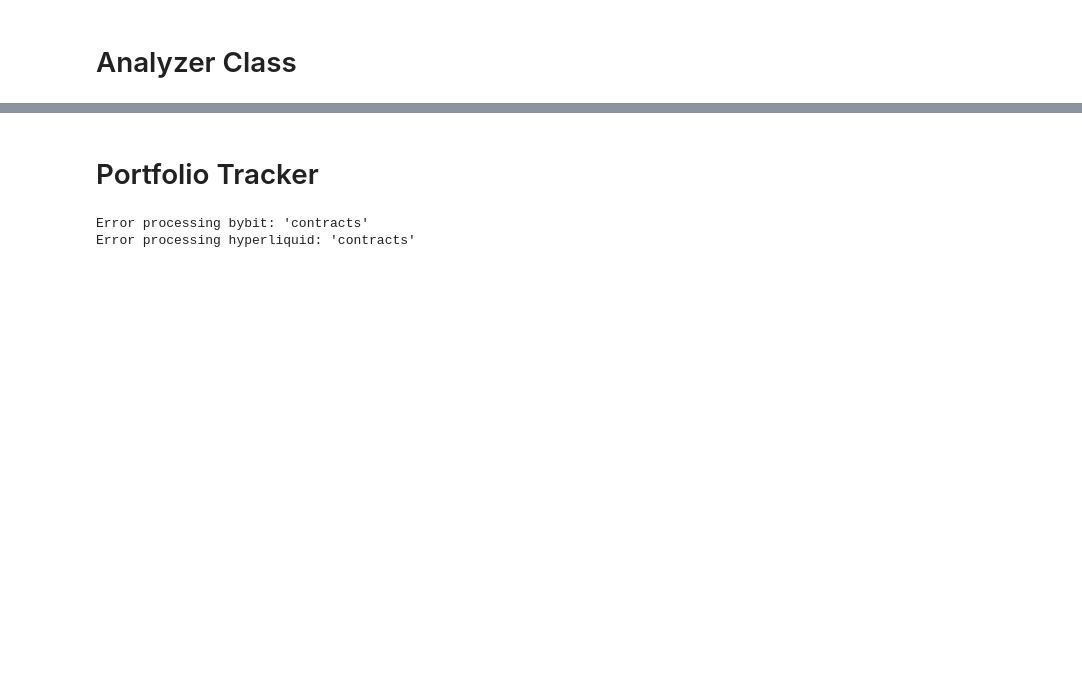
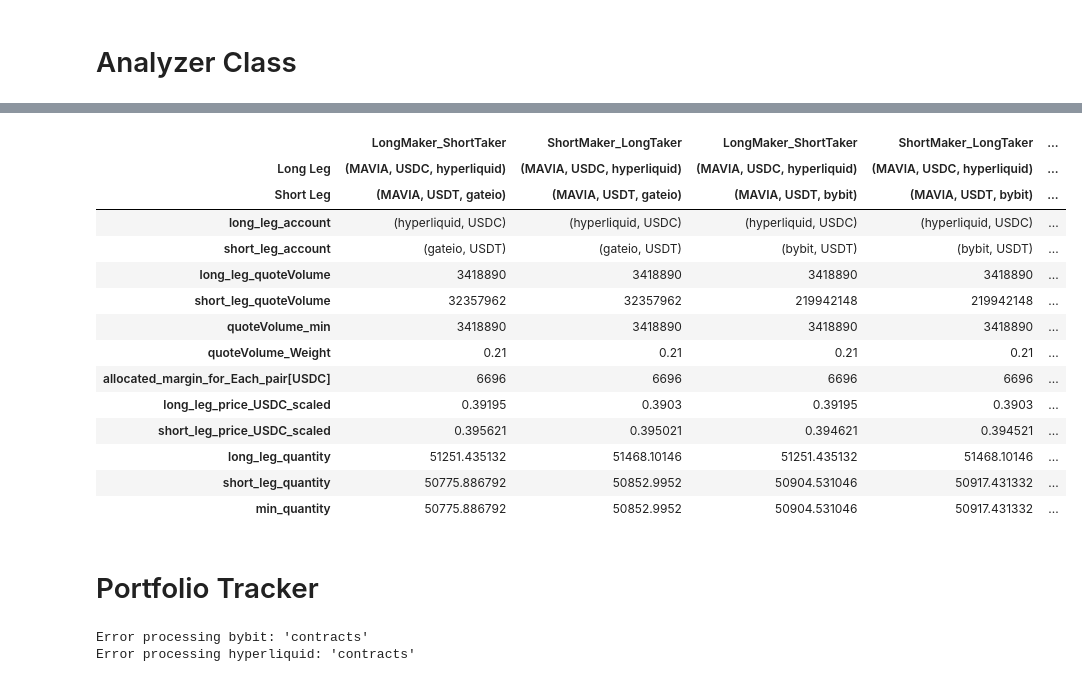
Before and after one commit to bokyoung96/Alphawave, a Jupyter notebook: ccxt_arb_SK_V4.ipynb, the cells around one changed output, grey strips where cells are left out. Cells and saved outputs as stored; diff of their text form; code cells hidden in the pictures; blank space fills up the shorter version.

Commit message:
margin allocation

```diff
--- a/ccxt_arb_SK_V4.ipynb
+++ b/ccxt_arb_SK_V4.ipynb
@@ -1148,3 +1123,66 @@ binance - BNB notional: 0.0
+# %%
+analyzer.opt_decision_sorted
+number_of_pairs=5
+target_leverage=3
+###########################################################################################
+investing_pairs=analyzer.opt_decision_sorted.columns[:number_of_pairs]
+order_quantity=pd.DataFrame(columns=investing_pairs)
+
+orderType=investing_pairs.get_level_values(0)
+
+long_leg=pd.MultiIndex.from_tuples(investing_pairs.get_level_values(1))
+long_leg_exchange=long_leg.get_level_values(2)
+long_leg_quoteCoin=long_leg.get_level_values(1)
+
+short_leg=pd.MultiIndex.from_tuples(investing_pairs.get_level_values(2))
+short_leg_exchange=short_leg.get_level_values(2)
+short_leg_quoteCoin=short_leg.get_level_values(1)
+
+order_quantity.loc['long_leg_account']=list(zip(long_leg_exchange, long_leg_quoteCoin))
+order_quantity.loc['short_leg_account']=list(zip(short_leg_exchange, short_leg_quoteCoin))
+
+order_quantity.loc['long_leg_quoteVolume'] = analyzer.FundingRate_Whole.loc[long_leg,'quoteVolume'].values
+order_quantity.loc['short_leg_quoteVolume'] = analyzer.FundingRate_Whole.loc[short_leg,'quoteVolume'].values
+order_quantity_min=order_quantity.loc[['long_leg_quoteVolume','short_leg_quoteVolume']].min()
+order_quantity.loc['quoteVolume_min'] = order_quantity_min
+order_quantity.loc['quoteVolume_Weight']= np.floor(order_quantity_min/order_quantity_min.sum()*100)/100
+
+try:
+    order_available_cash_USDC=fetcher.magin_dashboards.loc['order_available_cash[USDC]'].drop(['BNB'],level=1)
+    order_available_cash_USDC_sum=order_available_cash_USDC.sum()
+except:
+    order_available_cash_USDC=fetcher.magin_dashboards.loc['order_available_cash[USDC]']
+    order_available_cash_USDC_sum=order_available_cash_USDC.sum()
+order_quantity.loc['allocated_margin_for_Each_pair[USDC]']=np.floor(order_quantity.loc['quoteVolume_Weight']*order_available_cash_USDC_sum/2)
+long_leg_price_USDC=np.where(orderType=='LongMaker_ShortTaker',
+                            analyzer.FundingRate_Whole.loc[long_leg,'ask_USDC_scaled'],
+                            analyzer.FundingRate_Whole.loc[long_leg,'bid_USDC_scaled'])
+short_leg_price_USDC=np.where(orderType=='LongMaker_ShortTaker',
+                            analyzer.FundingRate_Whole.loc[short_leg,'ask_USDC_scaled'],
+                            analyzer.FundingRate_Whole.loc[short_leg,'bid_USDC_scaled'])
+order_quantity.loc['long_leg_price_USDC_scaled'] = long_leg_price_USDC
+order_quantity.loc['short_leg_price_USDC_scaled'] = short_leg_price_USDC
+order_quantity.loc['long_leg_quantity'] = (order_quantity.loc['allocated_margin_for_Each_pair[USDC]'])/long_leg_price_USDC*target_leverage
+order_quantity.loc['short_leg_quantity'] = (order_quantity.loc['allocated_margin_for_Each_pair[USDC]'])/short_leg_price_USDC*target_leverage
+order_quantity.loc['min_quantity'] = order_quantity.loc[['long_leg_quantity','short_leg_quantity']].min()
+order_quantity
+# analyzer.FundingRate_Whole.loc[long_leg,'quoteVolume']
+# %% [output]
+|  | LongMaker_ShortTaker | ShortMaker_LongTaker | LongMaker_ShortTaker | ShortMaker_LongTaker | ... |
+| Long Leg | (MAVIA, USDC, hyperliquid) | (MAVIA, USDC, hyperliquid) | (MAVIA, USDC, hyperliquid) | (MAVIA, USDC, hyperliquid) | ... |
+| Short Leg | (MAVIA, USDT, gateio) | (MAVIA, USDT, gateio) | (MAVIA, USDT, bybit) | (MAVIA, USDT, bybit) | ... |
+| long_leg_account | (hyperliquid, USDC) | (hyperliquid, USDC) | (hyperliquid, USDC) | (hyperliquid, USDC) | ... |
+| short_leg_account | (gateio, USDT) | (gateio, USDT) | (bybit, USDT) | (bybit, USDT) | ... |
+| long_leg_quoteVolume | 3418890 | 3418890 | 3418890 | 3418890 | ... |
+| short_leg_quoteVolume | 32357962 | 32357962 | 219942148 | 219942148 | ... |
+| quoteVolume_min | 3418890 | 3418890 | 3418890 | 3418890 | ... |
+| quoteVolume_Weight | 0.21 | 0.21 | 0.21 | 0.21 | ... |
+| allocated_margin_for_Each_pair[USDC] | 6696 | 6696 | 6696 | 6696 | ... |
+| long_leg_price_USDC_scaled | 0.39195 | 0.3903 | 0.39195 | 0.3903 | ... |
+| short_leg_price_USDC_scaled | 0.395621 | 0.395021 | 0.394621 | 0.394521 | ... |
+| long_leg_quantity | 51251.435132 | 51468.10146 | 51251.435132 | 51468.10146 | ... |
+| short_leg_quantity | 50775.886792 | 50852.9952 | 50904.531046 | 50917.431332 | ... |
+| min_quantity | 50775.886792 | 50852.9952 | 50904.531046 | 50917.431332 | ... |
 # %% [markdown]
 # Portfolio Tracker
 # %%
```
Also changed, not shown: parts of 7 cells of this notebook.
